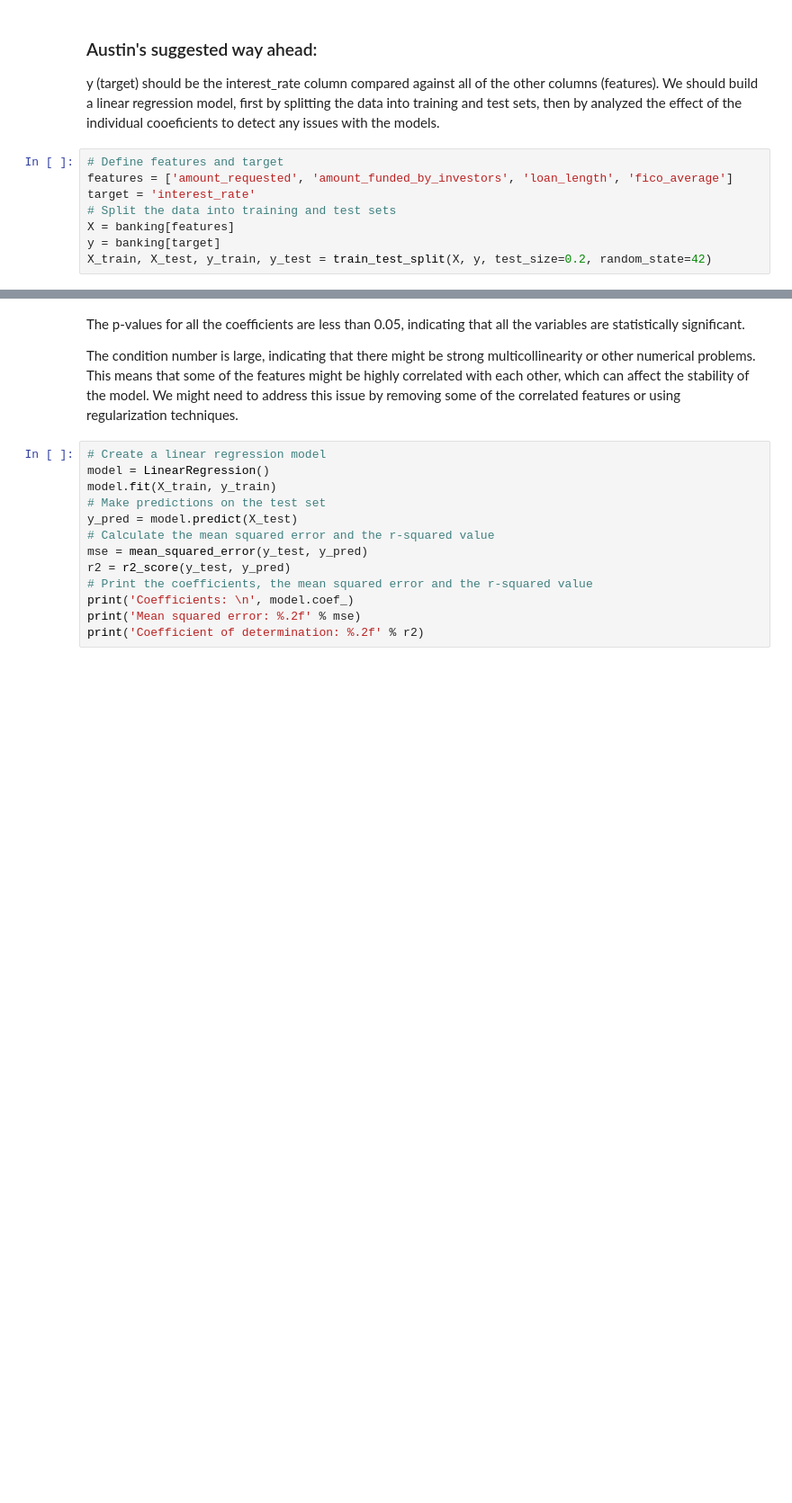
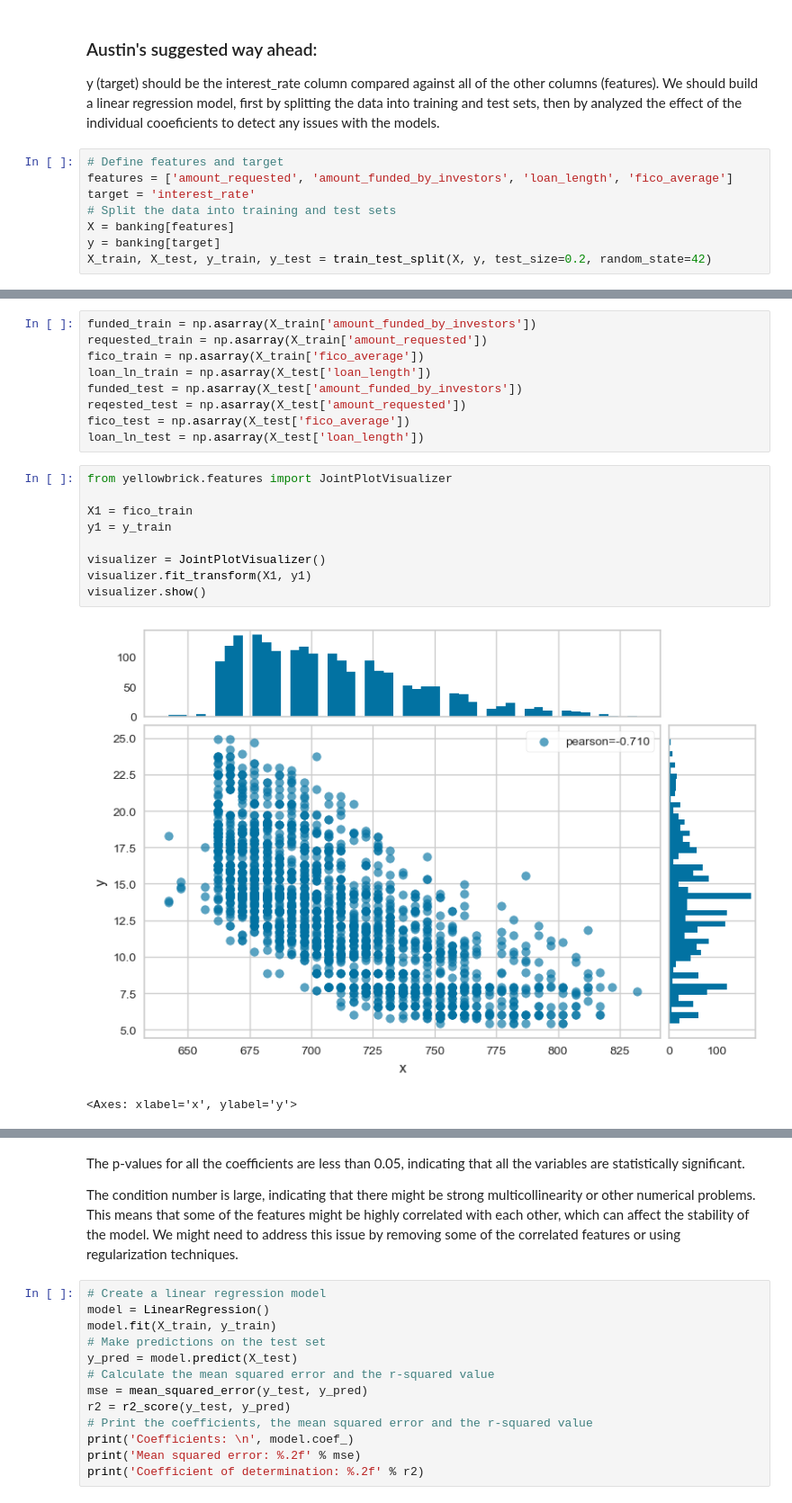
Before and after one commit to DocYoungblood/linear_regression_case_study, a Jupyter notebook: YB_EDA.ipynb, the cells around one changed output, grey strips where cells are left out. Shown at 90% size. Cells and saved outputs as stored; diff of their text form; blank space fills up the shorter version.

```diff
--- a/YB_EDA.ipynb
+++ b/YB_EDA.ipynb
@@ -115,3 +124,24 @@ X_train, X_test, y_train, y_test = train_test_split(X, y, test_size=0.2, random_
+# %%
+funded_train = np.asarray(X_train['amount_funded_by_investors'])
+requested_train = np.asarray(X_train['amount_requested'])
+fico_train = np.asarray(X_train['fico_average'])
+loan_ln_train = np.asarray(X_test['loan_length'])
+funded_test = np.asarray(X_test['amount_funded_by_investors'])
+reqested_test = np.asarray(X_test['amount_requested'])
+fico_test = np.asarray(X_test['fico_average'])
+loan_ln_test = np.asarray(X_test['loan_length'])
+# %%
+from yellowbrick.features import JointPlotVisualizer
+
+X1 = fico_train
+y1 = y_train
+
+visualizer = JointPlotVisualizer()
+visualizer.fit_transform(X1, y1)
+visualizer.show()
+# %% [output]
+[figure, added]
+<Axes: xlabel='x', ylabel='y'>
 # %%
 import statsmodels.api as sm
 # Add a constant to the features
```
Also changed, not shown: parts of 17 cells of this notebook.
